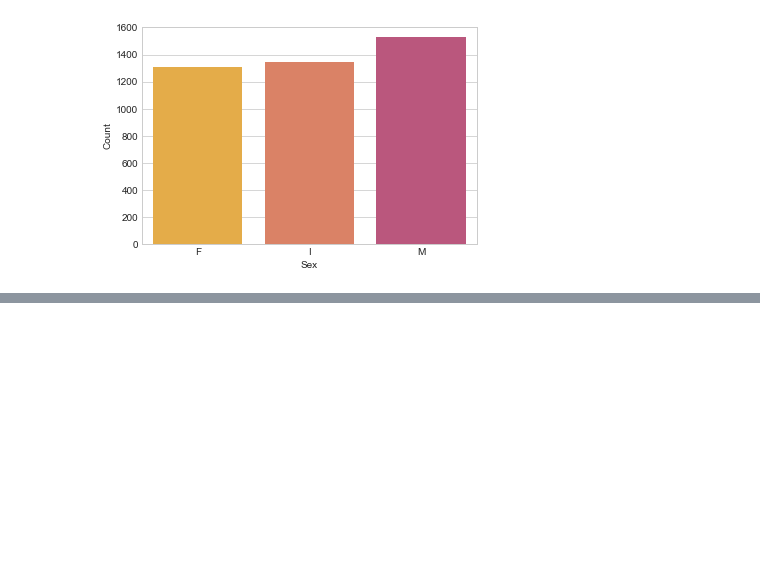
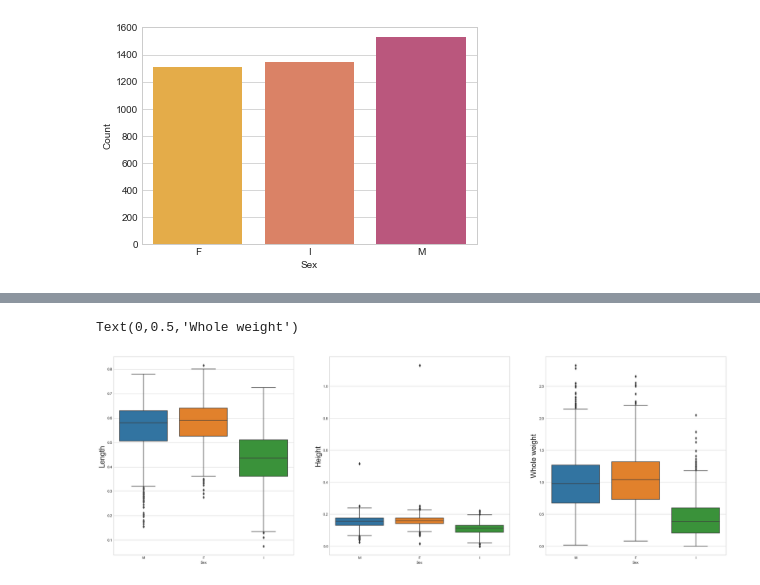
Before and after one commit to sarosam22/Machine-Learning-Python, a Jupyter notebook: Abalone/abalone.ipynb, the cells around one changed output, grey strips where cells are left out. Cells and saved outputs as stored; diff of their text form; code cells hidden in the pictures; blank space fills up the shorter version.

```diff
--- a/Abalone/abalone.ipynb
+++ b/Abalone/abalone.ipynb
@@ -134,0 +142,11 @@ sns.distplot(df['Shell weight'], ax=axes[2][1], color='blueviolet')
+# %%
+fig,axes = plt.subplots(1,3, figsize=(30,10))
+ax1 = sns.boxplot(x='Sex', y='Length', data=df, ax=axes[0])
+ax1.set_ylabel(ylabel='Length', fontsize=20)
+ax2=sns.boxplot(x='Sex', y='Height', data=df, ax=axes[1])
+ax2.set_ylabel(ylabel='Height', fontsize=20)
+ax3=sns.boxplot(x='Sex', y='Whole weight', data=df, ax=axes[2])
+ax3.set_ylabel(ylabel='Whole weight', fontsize=20)
+# %% [output]
+Text(0,0.5,'Whole weight')
+[figure, added]
```
Also changed, not shown: parts of 7 cells of this notebook.
